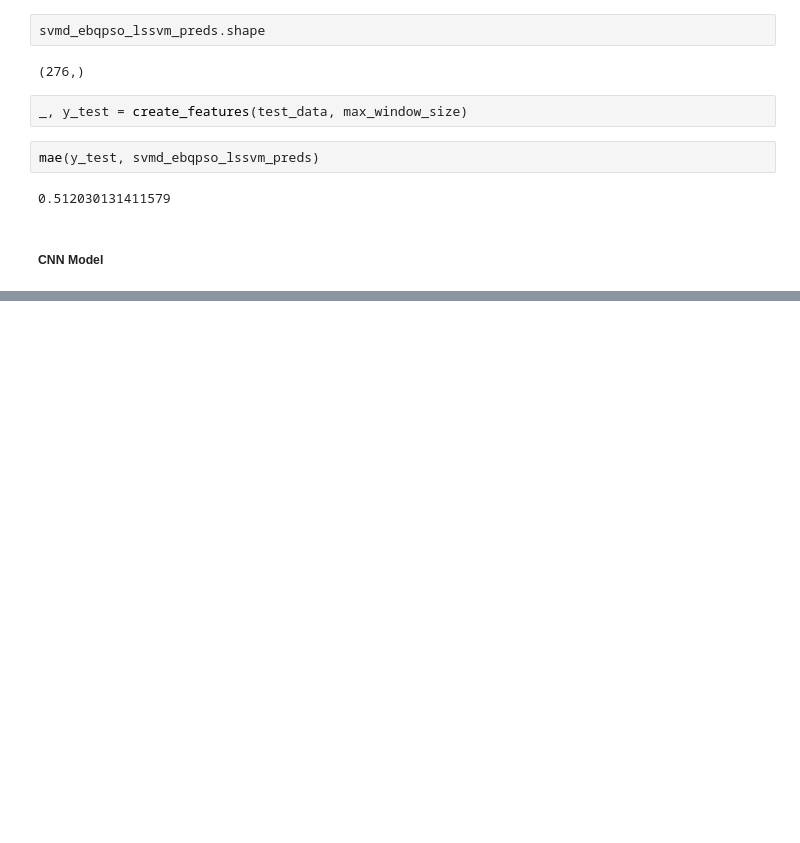
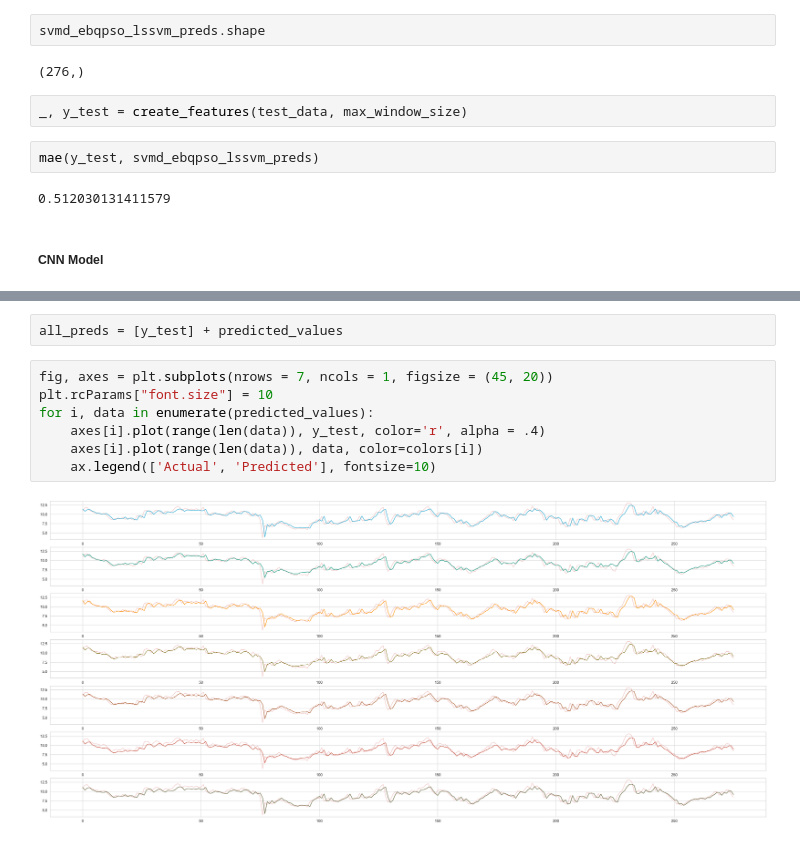
Before and after one commit to ephrem-admasu/windspeed_prediction, a Jupyter notebook: Result_analysis.ipynb, the cells around one changed output, grey strips where cells are left out. Saved outputs shown, nothing was run; the diff lists cells and outputs as text; blank space fills up the shorter version.

```diff
--- a/Result_analysis.ipynb
+++ b/Result_analysis.ipynb
@@ -119,0 +280,11 @@ svmd_ebqpso_lssvm_preds.shape
+# %%
+all_preds = [y_test] + predicted_values
+# %%
+fig, axes = plt.subplots(nrows = 7, ncols = 1, figsize = (45, 20))
+plt.rcParams["font.size"] = 10
+for i, data in enumerate(predicted_values):
+    axes[i].plot(range(len(data)), y_test, color='r', alpha = .4)
+    axes[i].plot(range(len(data)), data, color=colors[i])
+    ax.legend(['Actual', 'Predicted'], fontsize=10)
+# %% [output]
+[figure, added]
```
Also changed, not shown: parts of 45 cells of this notebook, 5 other files.
